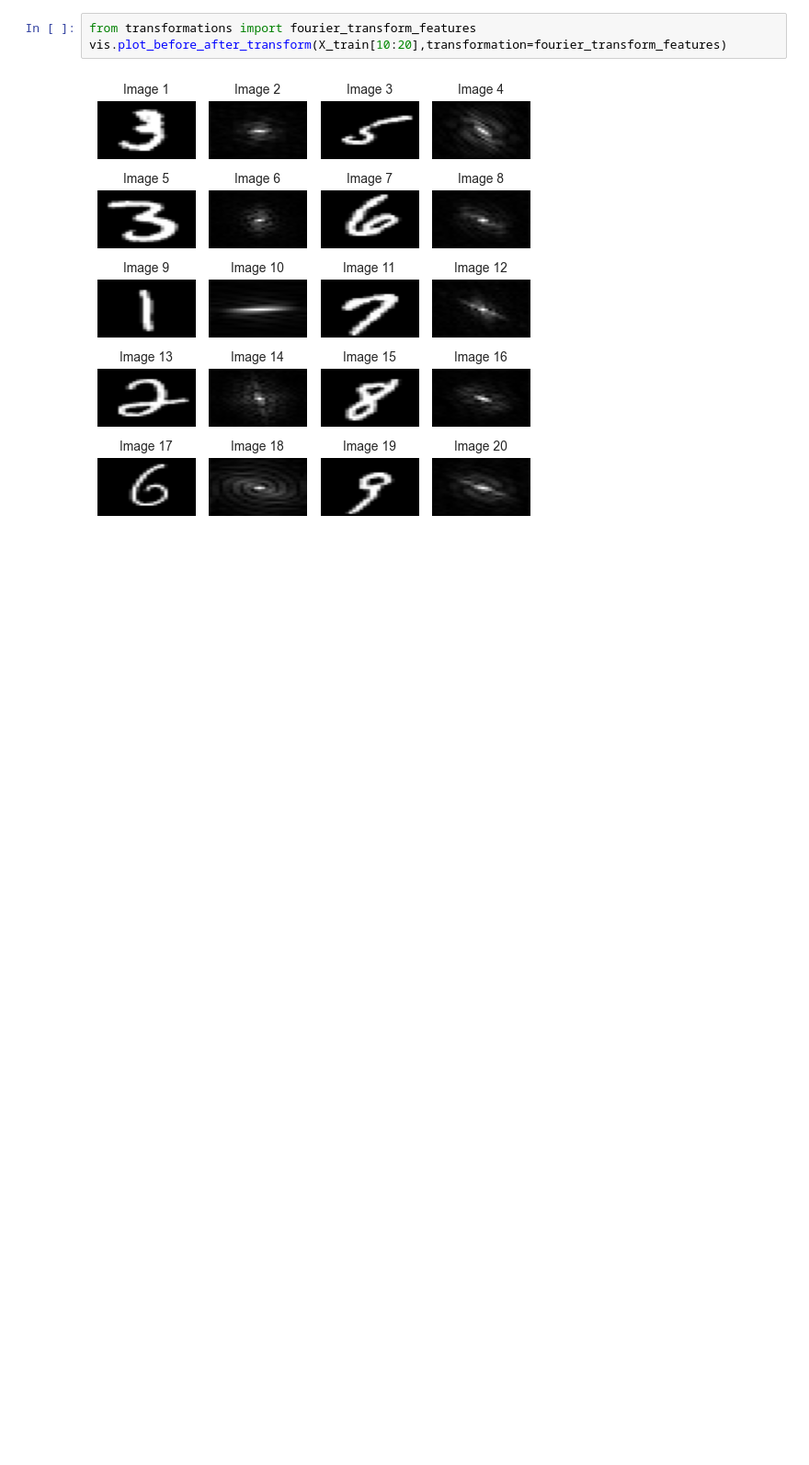
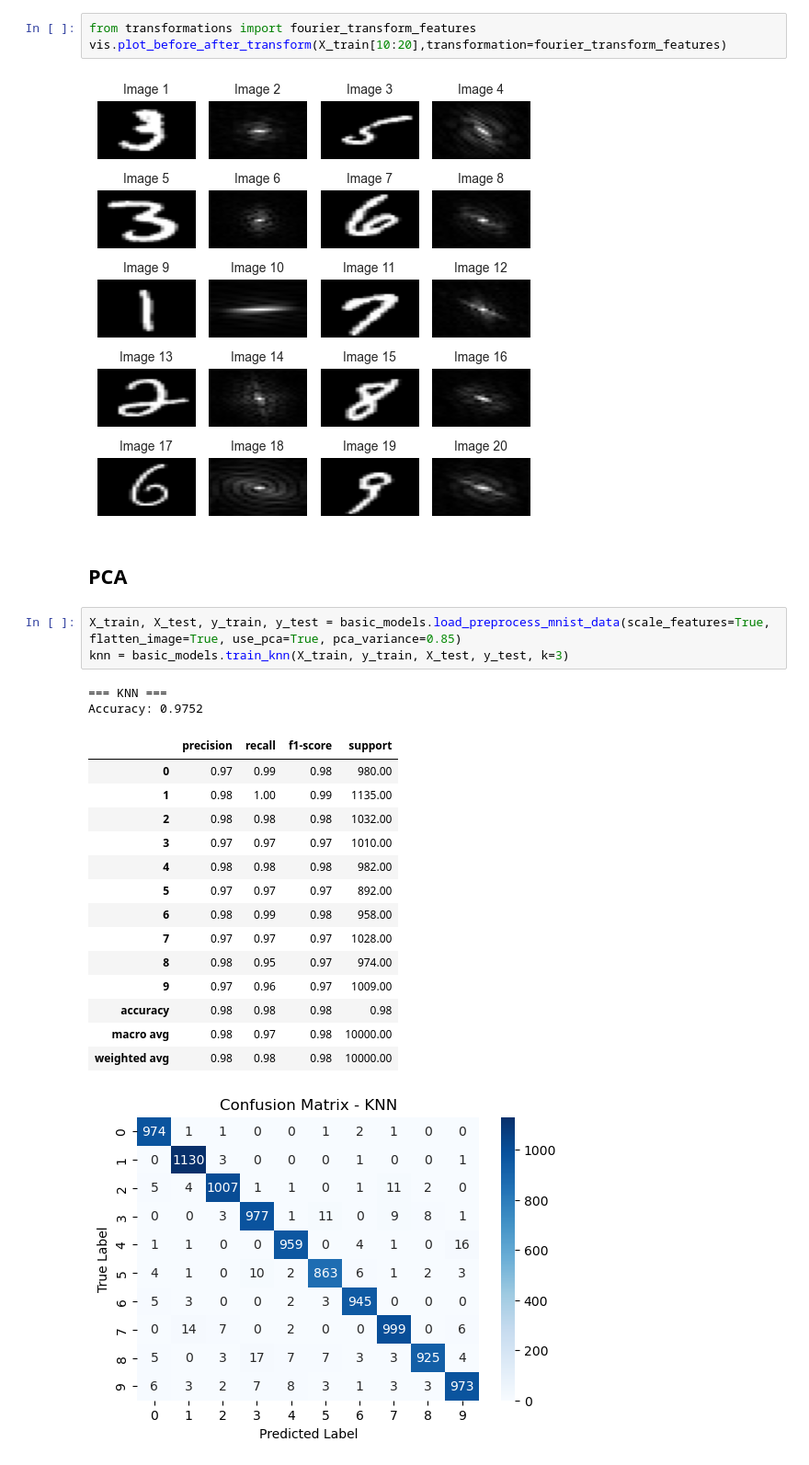
Before and after one commit to Noamnes/Machine_Learning_Project, a Jupyter notebook: tests.ipynb, the cells around one changed output. Shown at 92% size. Cells and saved outputs as stored; diff of their text form; blank space fills up the shorter version.

Commit message:
pca, deformations, Forier transformations tests

```diff
--- a/tests.ipynb
+++ b/tests.ipynb
@@ -44,3 +49,26 @@ from transformations import fourier_transform_features
 vis.plot_before_after_transform(X_train[10:20],transformation=fourier_transform_features)
 # %% [output]
 [figure]
+# %% [markdown]
+## PCA
+# %%
+X_train, X_test, y_train, y_test = basic_models.load_preprocess_mnist_data(scale_features=True, flatten_image=True, use_pca=True, pca_variance=0.85)
+knn = basic_models.train_knn(X_train, y_train, X_test, y_test, k=3)
+# %% [output]
+=== KNN ===
+Accuracy: 0.9752
+|  | precision | recall | f1-score | support |
+| 0 | 0.97 | 0.99 | 0.98 | 980.00 |
+| 1 | 0.98 | 1.00 | 0.99 | 1135.00 |
+| 2 | 0.98 | 0.98 | 0.98 | 1032.00 |
+| 3 | 0.97 | 0.97 | 0.97 | 1010.00 |
+| 4 | 0.98 | 0.98 | 0.98 | 982.00 |
+| 5 | 0.97 | 0.97 | 0.97 | 892.00 |
+| 6 | 0.98 | 0.99 | 0.98 | 958.00 |
+| 7 | 0.97 | 0.97 | 0.97 | 1028.00 |
+| 8 | 0.98 | 0.95 | 0.97 | 974.00 |
+| 9 | 0.97 | 0.96 | 0.97 | 1009.00 |
+| accuracy | 0.98 | 0.98 | 0.98 | 0.98 |
+| macro avg | 0.98 | 0.97 | 0.98 | 10000.00 |
+| weighted avg | 0.98 | 0.98 | 0.98 | 10000.00 |
+[figure, added]
```
Also changed, not shown: parts of 16 cells of this notebook.
